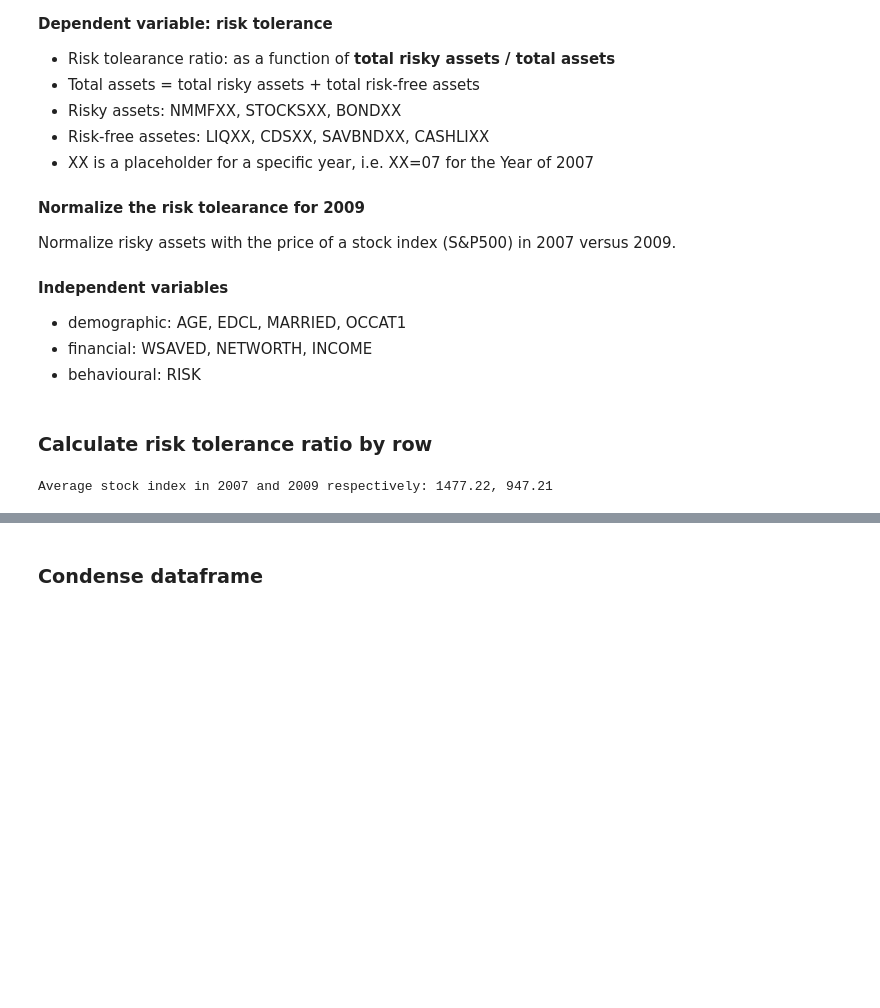
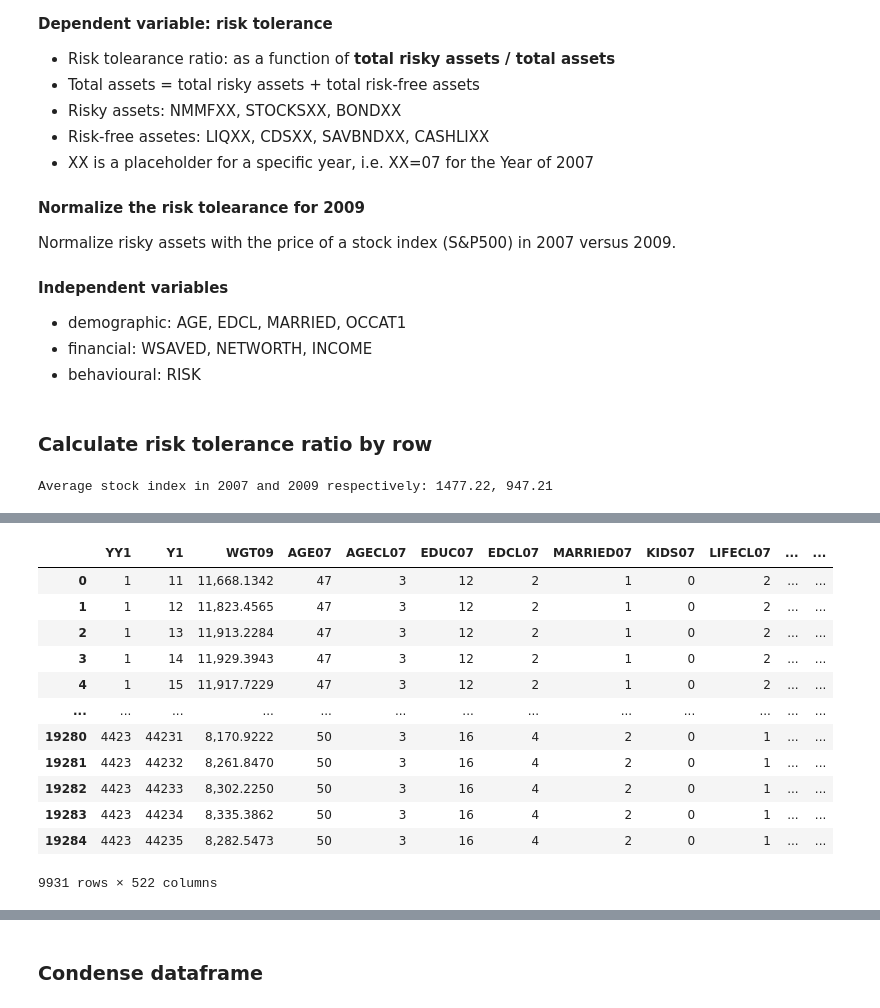
Before and after one commit to jasonsuk/stock-regression-modeling, a Jupyter notebook: proj3_advisor_risk_tolerance.ipynb, the cells around one changed output, grey strips where cells are left out. Saved outputs shown, nothing was run; the diff lists cells and outputs as text; code cells hidden in the pictures; blank space fills up the shorter version.

Commit message:
Project 3: Continued analysis of risk tolerance (in progress)

```diff
--- a/proj3_advisor_risk_tolerance.ipynb
+++ b/proj3_advisor_risk_tolerance.ipynb
@@ -130,8 +137,3 @@ RT09 = RT09 * normalizer
-# %%
-# Update dataset
-
-dataset['RT07'] = RT07
-dataset['RT09'] = RT09
 # %%
 dataset.head()
 # %% [output]
@@ -144,0 +147,4 @@ dataset.head()
+# %%
+# Create a new dataframe
+
+dataset2 = copy.deepcopy(dataset)
@@ -145 +222,6 @@ dataset.head()
+# %%
+# Drop null values
+
+dataset2 = dataset2.dropna(axis=0)
+assert dataset2.dropna(axis=0).shape[0] == total_data - total_null, "Null values are not correctly dropped. Try again"
 # %% [markdown]
@@ -156,0 +231,4 @@ sns.histplot(dataset['RT07']);
+# %%
+# Percentage chance in risk tolerance between 2007 and 2009
+
+dataset2['RTPercentChange'] = np.abs(dataset2['RT09']/dataset2['RT07']-1)
@@ -156,0 +252,18 @@ sns.histplot(dataset['RT07']);
+# %%
+# Inspect np.nan, np.inf
+
+dataset2[dataset2.isin([np.nan, np.inf, -np.inf]).any(1)]
+# %% [output]
+|  | YY1 | Y1 | WGT09 | AGE07 | AGECL07 | EDUC07 | EDCL07 | MARRIED07 | KIDS07 | LIFECL07 | ... | ... |
+| 0 | 1 | 11 | 11,668.1342 | 47 | 3 | 12 | 2 | 1 | 0 | 2 | ... | ... |
+| 1 | 1 | 12 | 11,823.4565 | 47 | 3 | 12 | 2 | 1 | 0 | 2 | ... | ... |
+| 2 | 1 | 13 | 11,913.2284 | 47 | 3 | 12 | 2 | 1 | 0 | 2 | ... | ... |
+| 3 | 1 | 14 | 11,929.3943 | 47 | 3 | 12 | 2 | 1 | 0 | 2 | ... | ... |
+| 4 | 1 | 15 | 11,917.7229 | 47 | 3 | 12 | 2 | 1 | 0 | 2 | ... | ... |
+| ... | ... | ... | ... | ... | ... | ... | ... | ... | ... | ... | ... | ... |
+| 19280 | 4423 | 44231 | 8,170.9222 | 50 | 3 | 16 | 4 | 2 | 0 | 1 | ... | ... |
+| 19281 | 4423 | 44232 | 8,261.8470 | 50 | 3 | 16 | 4 | 2 | 0 | 1 | ... | ... |
+| 19282 | 4423 | 44233 | 8,302.2250 | 50 | 3 | 16 | 4 | 2 | 0 | 1 | ... | ... |
+| 19283 | 4423 | 44234 | 8,335.3862 | 50 | 3 | 16 | 4 | 2 | 0 | 1 | ... | ... |
+| 19284 | 4423 | 44235 | 8,282.5473 | 50 | 3 | 16 | 4 | 2 | 0 | 1 | ... | ... |
+9931 rows × 522 columns
```
Also changed, not shown: parts of 28 cells of this notebook.
